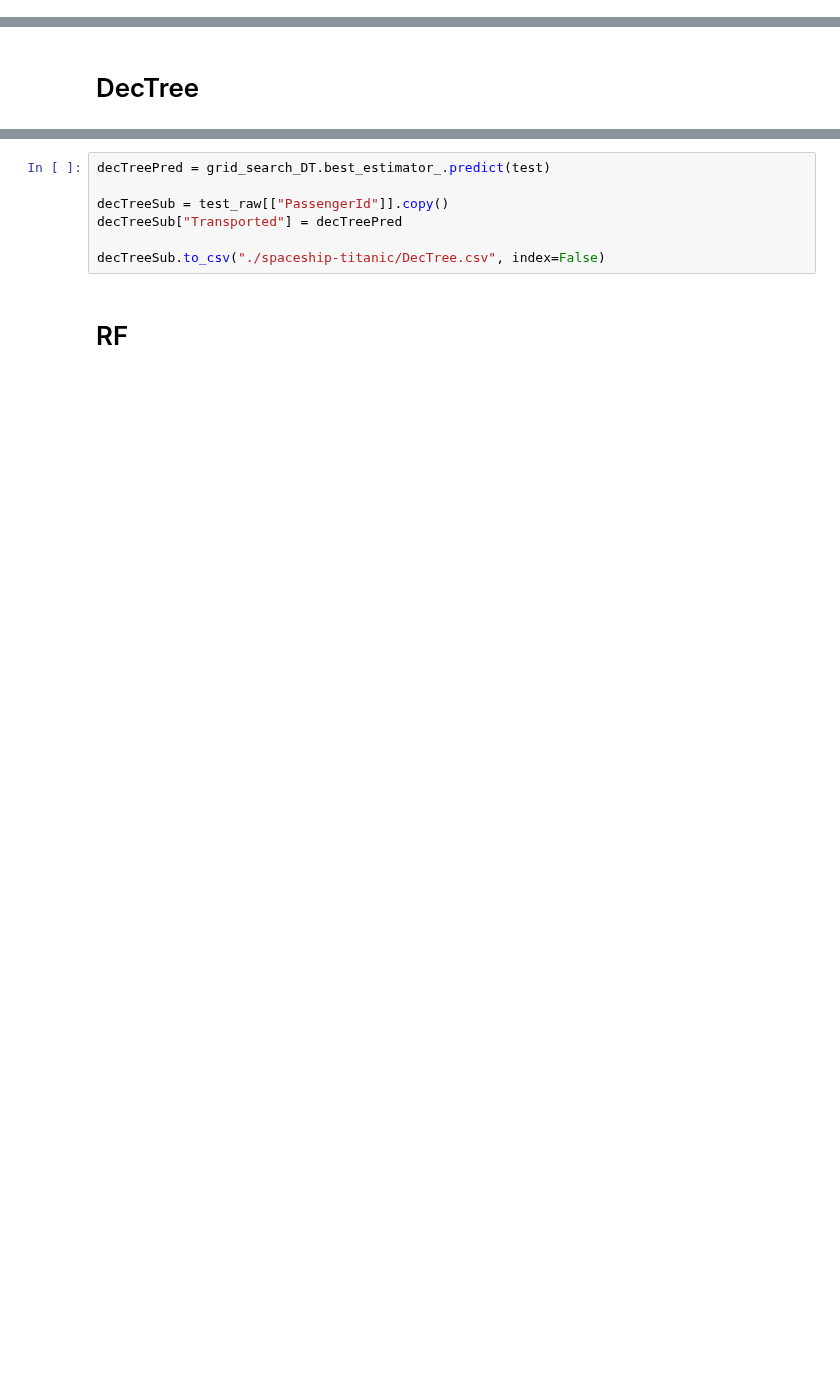
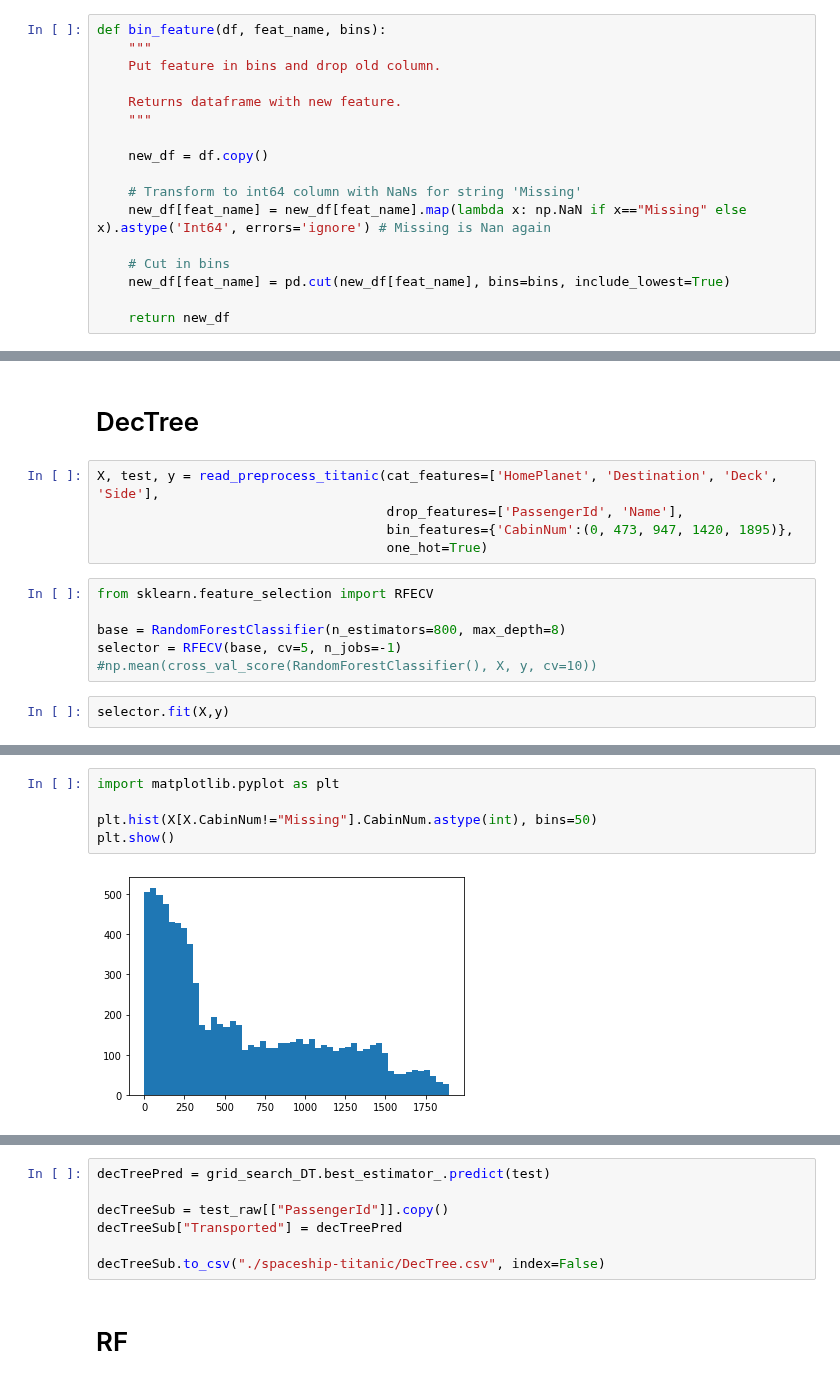
Before and after one commit to PatrickSVM/Spaceship-Titanic-Kaggle-Challenge, a Jupyter notebook: Spaceship_Titanic_Modeling.ipynb, the cells around one changed output, grey strips where cells are left out. Drawn from its saved outputs; the diff is of its cells as text; blank space fills up the shorter version.

```diff
--- a/Spaceship_Titanic_Modeling.ipynb
+++ b/Spaceship_Titanic_Modeling.ipynb
@@ -7 +9,18 @@ from SupportFunctions import preprocess_impute_spaceship_titanic
+# %%
+def bin_feature(df, feat_name, bins):
+    """
+    Put feature in bins and drop old column.
+
+    Returns dataframe with new feature.
+    """
+
+    new_df = df.copy()
+
+    # Transform to int64 column with NaNs for string 'Missing'
+    new_df[feat_name] = new_df[feat_name].map(lambda x: np.NaN if x=="Missing" else x).astype('Int64', errors='ignore') # Missing is Nan again
+
+    # Cut in bins
+    new_df[feat_name] = pd.cut(new_df[feat_name], bins=bins, include_lowest=True)
+
+    return new_df
 # %%
@@ -55,2 +101,15 @@ X = train.drop("Transported", axis=1).copy()
 # %% [markdown]
 # DecTree
+# %%
+X, test, y = read_preprocess_titanic(cat_features=['HomePlanet', 'Destination', 'Deck', 'Side'],
+                                     drop_features=['PassengerId', 'Name'],
+                                     bin_features={'CabinNum':(0, 473, 947, 1420, 1895)},
+                                     one_hot=True)
+# %%
+from sklearn.feature_selection import RFECV
+
+base = RandomForestClassifier(n_estimators=800, max_depth=8)
+selector = RFECV(base, cv=5, n_jobs=-1)
+#np.mean(cross_val_score(RandomForestClassifier(), X, y, cv=10))
+# %%
+selector.fit(X,y)
@@ -56,0 +126,7 @@ X = train.drop("Transported", axis=1).copy()
+# %%
+import matplotlib.pyplot as plt
+
+plt.hist(X[X.CabinNum!="Missing"].CabinNum.astype(int), bins=50)
+plt.show()
+# %% [output]
+[figure, added]
```
Also changed, not shown: parts of 50 cells of this notebook, 9 other files.
